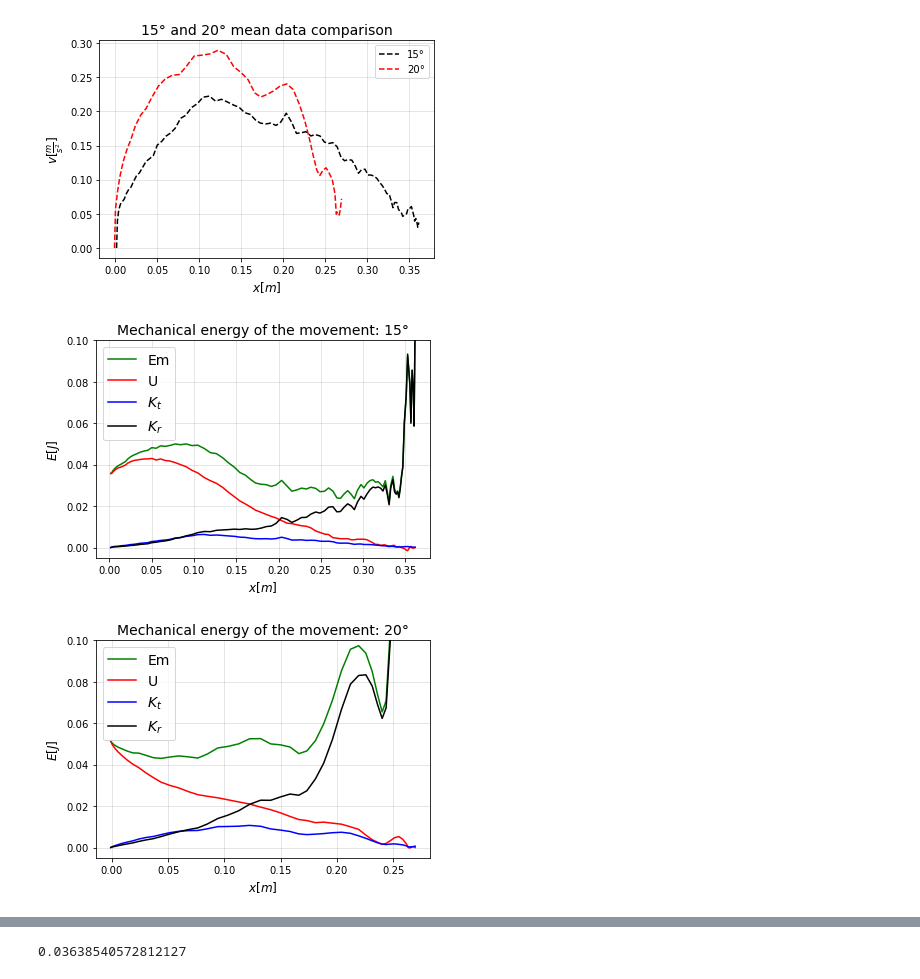
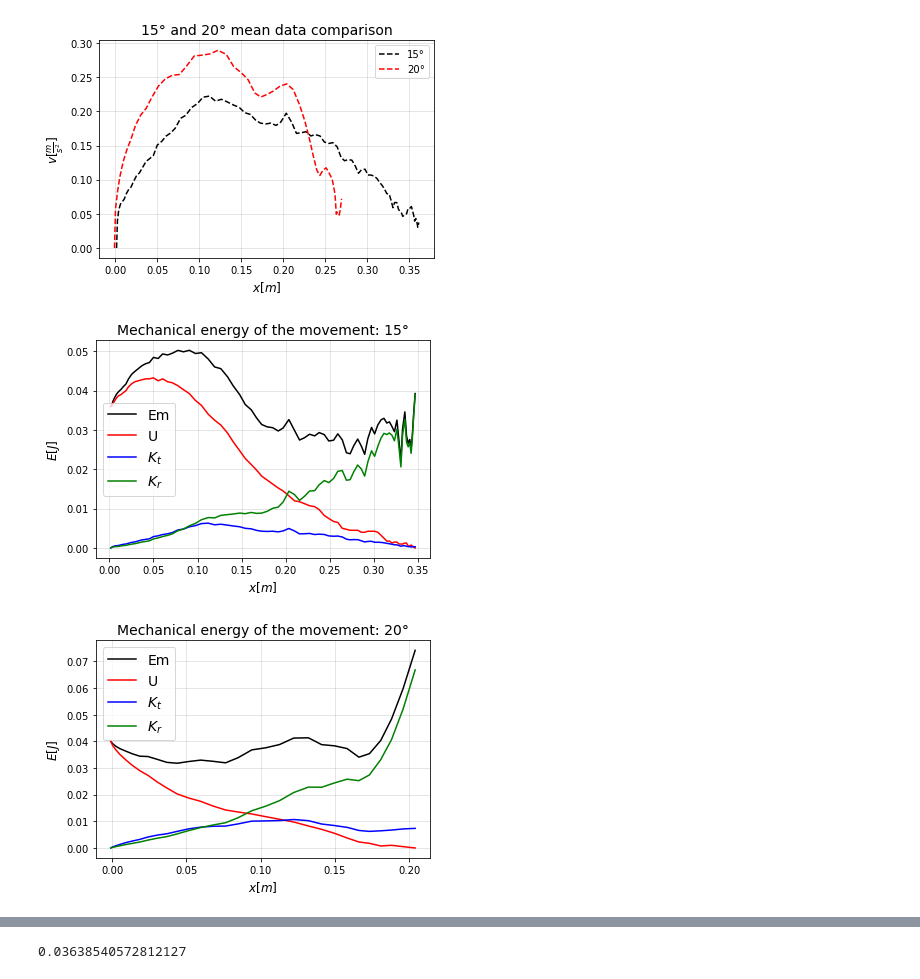
Before and after one commit to Vendetta0462/ProyectoDoubleCone, a Jupyter notebook: Code/Proyecto_Doble_Cono.ipynb, the cells around one changed output, grey strips where cells are left out. Drawn from its saved outputs; the diff is of its cells as text; code cells hidden in the pictures.

```diff
--- a/Code/Proyecto_Doble_Cono.ipynb
+++ b/Code/Proyecto_Doble_Cono.ipynb
@@ -104,31 +104,37 @@ plt.legend()
 # %%
 #Mechanical energy conservation
 def r(x, Psi):
     r = R.value - np.tan(the)*np.tan(Psi)*x
     return r
 def MechEn(data, Psi, deg):
     # U = m*cte.g0*(data.y)
     U = m*cte.g0*(data.y-data.y[len(data.y)-1])
     Kt = 0.5*m*data.v**2
     Kr = 0.5*I*(data.v/r(data.x, Psi))**2
     Em = U+Kt+Kr
     plt.figure()
-    plt.plot(data.x,Em, "g", label="Em")
+    plt.plot(data.x,Em, "k", label="Em")
     plt.plot(data.x,U, "r", label="U")
     plt.plot(data.x,Kt, "b", label=r"$K_t$")
-    plt.plot(data.x,Kr, "k", label=r"$K_r$")
+    plt.plot(data.x,Kr, "g", label=r"$K_r$")
     plt.title("Mechanical energy of the movement: " + deg + "°", size=14)
     plt.xlabel(r"$x[m]$", size=12)
     plt.ylabel(r"$E[J]$", size=12)
-    plt.ylim([-0.005, 0.1])
+    # plt.ylim([-0.005, 0.1])
     plt.grid(alpha=0.4)
     plt.legend(prop={"size":14})
 
-MechEn(data30, psi, "15")
-MechEn(data40, psi2, "20")
+    # if deg == "15":
+    #     plt.xlim([-0.008,0.3])
+    # elif deg == "20":
+    #     plt.xlim([-0.008,0.22])
+    #     plt.legend(prop={"size":13})
+
+MechEn(data30[:len(data30.x)-9], psi, "15")
+MechEn(data40[:len(data40.x)-17], psi2, "20")
 # plt.plot(data_prom.x, np.full(len(data_prom.x),0))
 # %% [output]
-[figure, old version]
+[figure, new version]
-[figure, old version]
+[figure, new version]
 # %%
 w = (data30.v/r(data30.x,psi))
```
Also changed, not shown: parts of 1 cell of this notebook.
